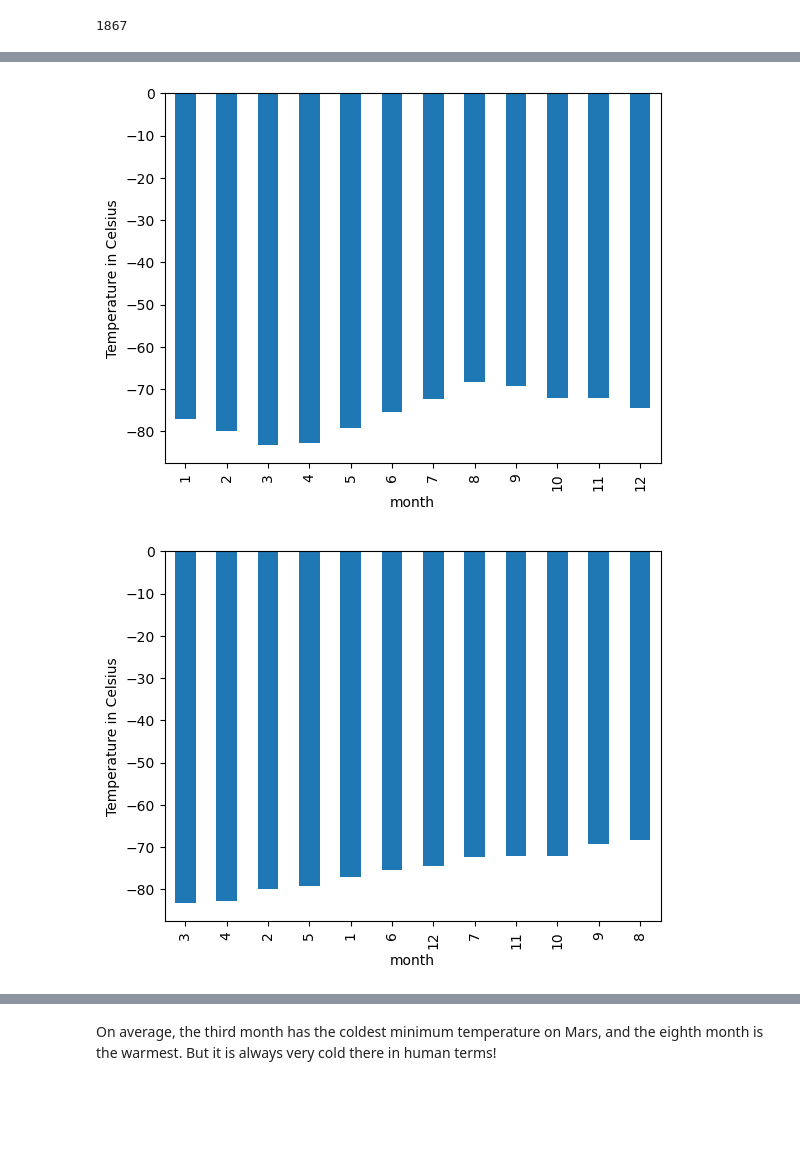
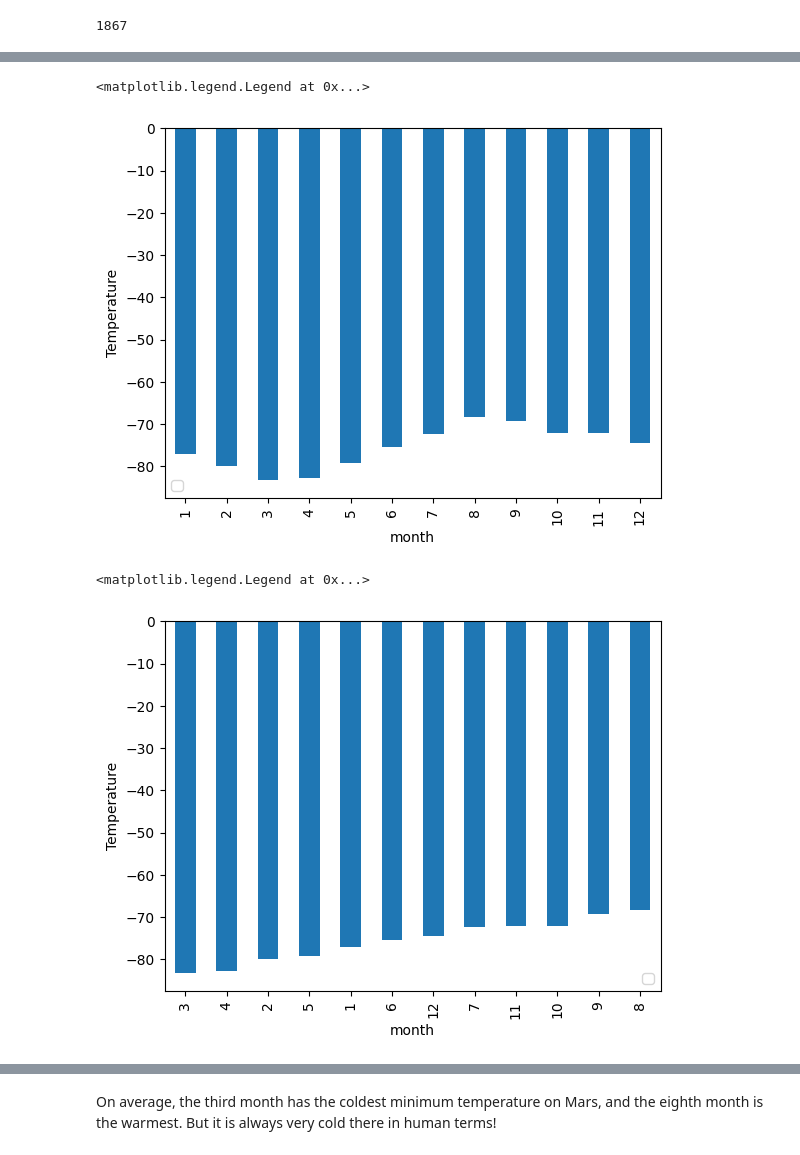
Before and after one commit to Nate-Sheibley/Mars-News_Scraping, a Jupyter notebook: part_2_mars_weather.ipynb, the cells around one changed output, grey strips where cells are left out. Saved outputs shown, nothing was run; the diff lists cells and outputs as text; code cells hidden in the pictures; blank space fills up the shorter version.

```diff
--- a/part_2_mars_weather.ipynb
+++ b/part_2_mars_weather.ipynb
@@ -172,4 +183,6 @@ Name: month, dtype: int64
 1867
 # %%
 # 3. What is the average low temperature by month?
+low_t_by_month = scraped_df[['month', 'min_temp']].groupby('month').mean()
+low_t_by_month
 # %% [output]
@@ -190,10 +203,18 @@ Name: min_temp, dtype: float64
 # %%
 # Plot the average temperature by month
+low_t_by_month.plot(kind='bar')
+plt.ylabel('Temperature')
+plt.legend('')
 # %% [output]
+<matplotlib.legend.Legend at 0x...>
-[figure, old version]
+[figure, new version]
 # %%
 # Identify the coldest and hottest months in Curiosity's location
+low_t_by_month.sort_values('min_temp').plot(kind='bar')
+plt.ylabel('Temperature')
+plt.legend('')
 # %% [output]
+<matplotlib.legend.Legend at 0x...>
-[figure, old version]
+[figure, new version]
 # %%
 # 4. Average pressure by Martian month
```
Also changed, not shown: parts of 9 cells of this notebook, 2 other files.
